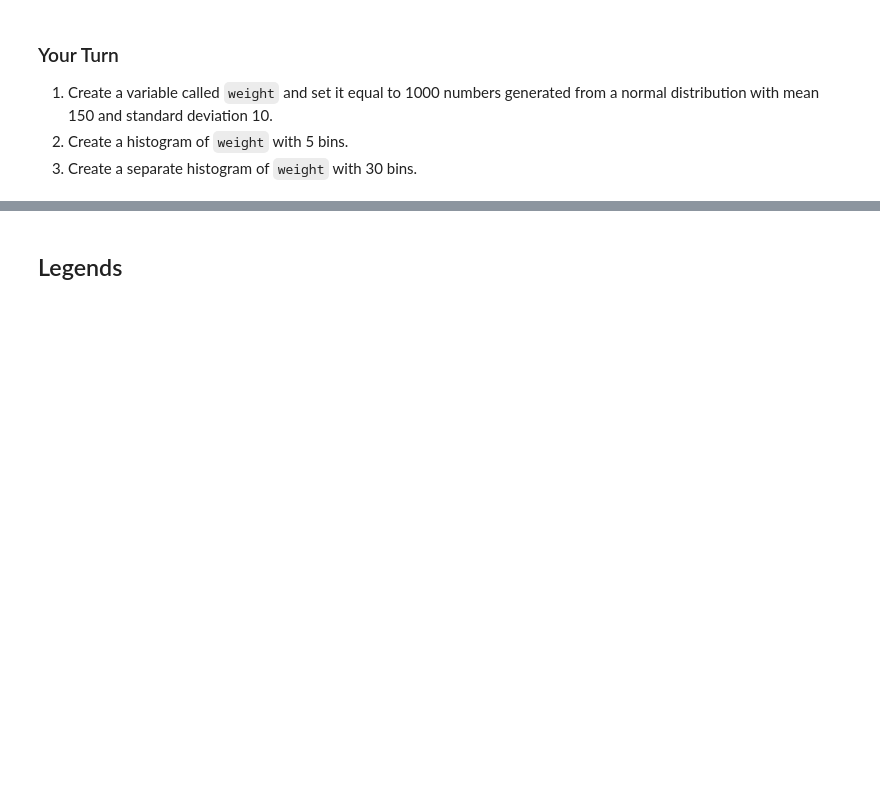
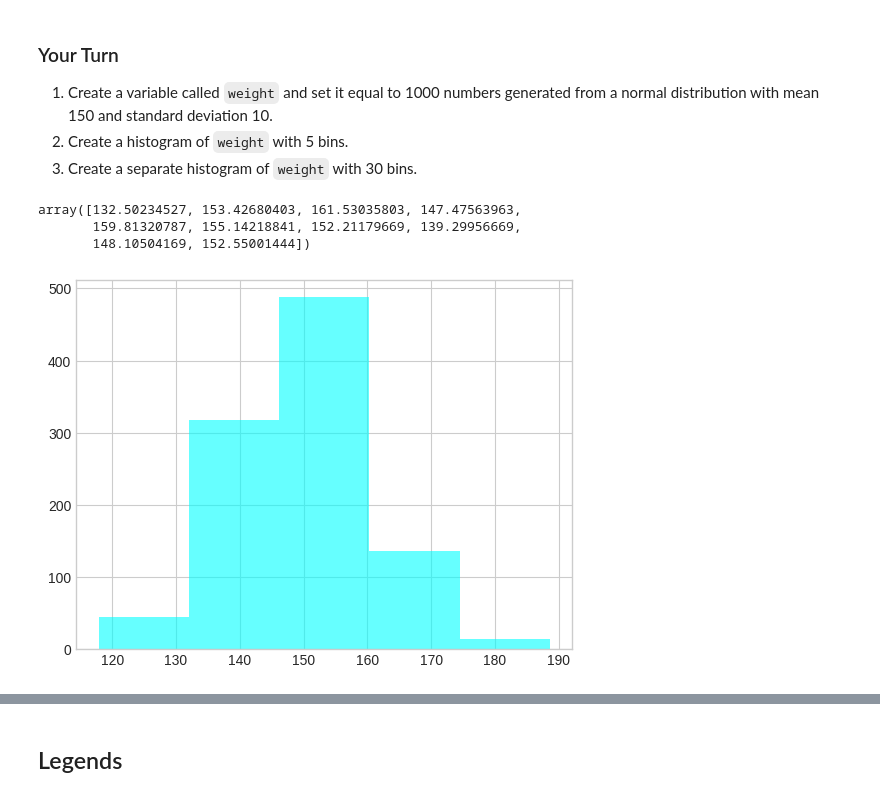
Before and after one commit to cnmi-ds-22/tanickell___Data-Science-Portfolio-C22, a Jupyter notebook: Modules/Module_1_Intro_to_DS_and_Naive_Bayes/Lectures/132-Matplotlib.end.ipynb, the cells around one changed output, grey strips where cells are left out. Drawn from its saved outputs; the diff is of its cells as text; code cells hidden in the pictures; blank space fills up the shorter version.

```diff
--- a/Modules/Module_1_Intro_to_DS_and_Naive_Bayes/Lectures/132-Matplotlib.end.ipynb
+++ b/Modules/Module_1_Intro_to_DS_and_Naive_Bayes/Lectures/132-Matplotlib.end.ipynb
@@ -548,7 +639,19 @@ n
 3. Create a separate histogram of `weight` with 30 bins.
 # %%
 # Solution
+np.random.seed(100)
+weight = np.random.normal(150, 10, 1000)
+weight[:10]
+# %% [output]
+array([132.50234527, 153.42680403, 161.53035803, 147.47563963,
+       159.81320787, 155.14218841, 152.21179669, 139.29956669,
+       148.10504169, 152.55001444])
 # %%
 # Solution
+n = 5
+vals = weight
+plt.hist(vals, alpha=0.6, bins=n, color='cyan') ;
+# %% [output]
+[figure, added]
 # %%
 # Solution
```
Also changed, not shown: parts of 62 cells of this notebook.
